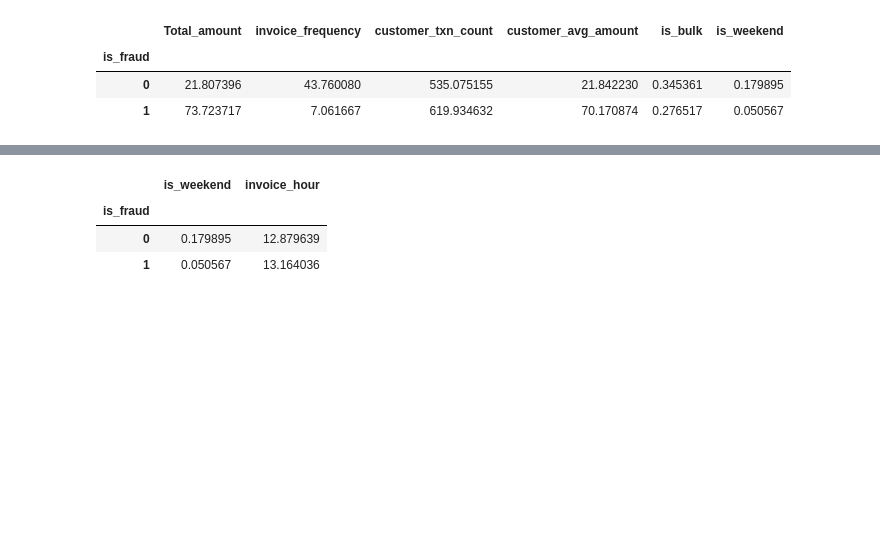
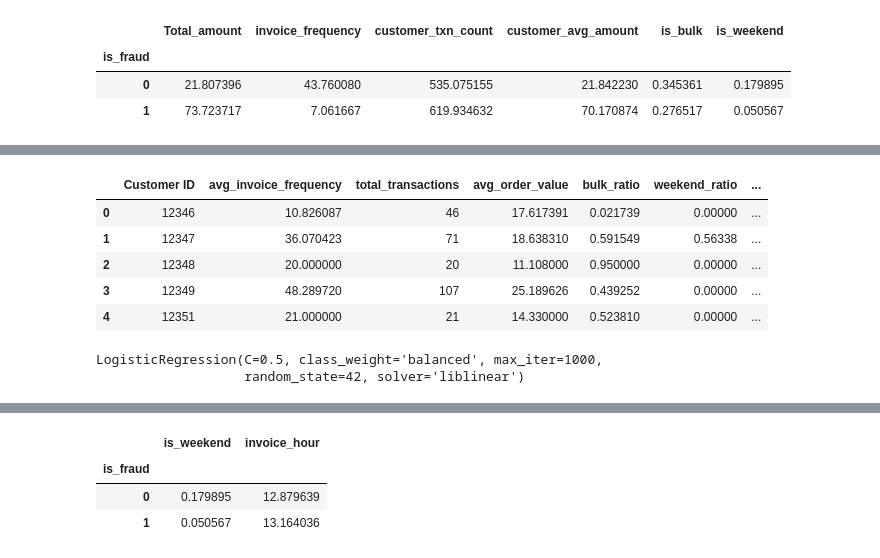
Before and after one commit to Sameer-ship-it/Customer-Behaviour-Prediction, a Jupyter notebook: Customer Purchase Behaviour & Return Fraud Prediction.ipynb, the cells around one changed output, grey strips where cells are left out. Cells and saved outputs as stored; diff of their text form; code cells hidden in the pictures; blank space fills up the shorter version.

```diff
--- a/Customer Purchase Behaviour & Return Fraud Prediction.ipynb
+++ b/Customer Purchase Behaviour & Return Fraud Prediction.ipynb
@@ -235,0 +265,30 @@ comparison
+# %%
+customer_df = data.groupby('Customer ID').agg({
+    'invoice_frequency': 'mean',
+    'customer_txn_count': 'max',
+    'customer_avg_amount': 'mean',
+    'is_bulk': 'mean',
+    'is_weekend': 'mean',
+    'invoice_hour': 'mean',
+    'is_fraud': 'max'
+}).reset_index()
+# %%
+customer_df.columns = [
+    'Customer ID',
+    'avg_invoice_frequency',
+    'total_transactions',
+    'avg_order_value',
+    'bulk_ratio',
+    'weekend_ratio',
+    'avg_invoice_hour',
+    'is_fraud'
+]
+# %%
+customer_df.head()
+# %% [output]
+|  | Customer ID | avg_invoice_frequency | total_transactions | avg_order_value | bulk_ratio | weekend_ratio | ... |
+| 0 | 12346 | 10.826087 | 46 | 17.617391 | 0.021739 | 0.00000 | ... |
+| 1 | 12347 | 36.070423 | 71 | 18.638310 | 0.591549 | 0.56338 | ... |
+| 2 | 12348 | 20.000000 | 20 | 11.108000 | 0.950000 | 0.00000 | ... |
+| 3 | 12349 | 48.289720 | 107 | 25.189626 | 0.439252 | 0.00000 | ... |
+| 4 | 12351 | 21.000000 | 21 | 14.330000 | 0.523810 | 0.00000 | ... |
@@ -235,0 +322,19 @@ comparison
+# %%
+# Implementing LOGISTIC REGRESSION
+
+
+from sklearn.linear_model import LogisticRegression
+
+lr = LogisticRegression(
+    random_state=42,
+    penalty='l2',
+    C=0.5,
+    solver='liblinear',
+    max_iter=1000,
+    class_weight='balanced'
+)
+
+lr.fit(X_train, y_train)
+# %% [output]
+LogisticRegression(C=0.5, class_weight='balanced', max_iter=1000,
+                   random_state=42, solver='liblinear')
```
Also changed, not shown: parts of 23 cells of this notebook.
